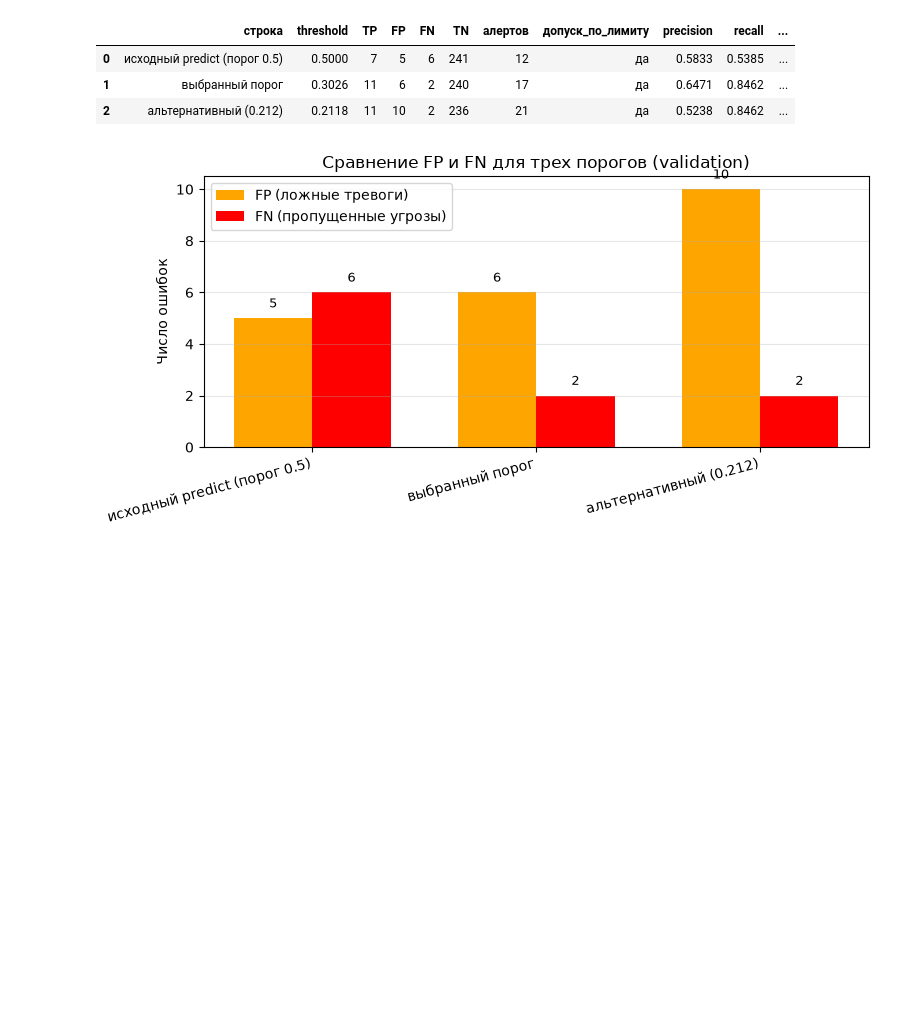
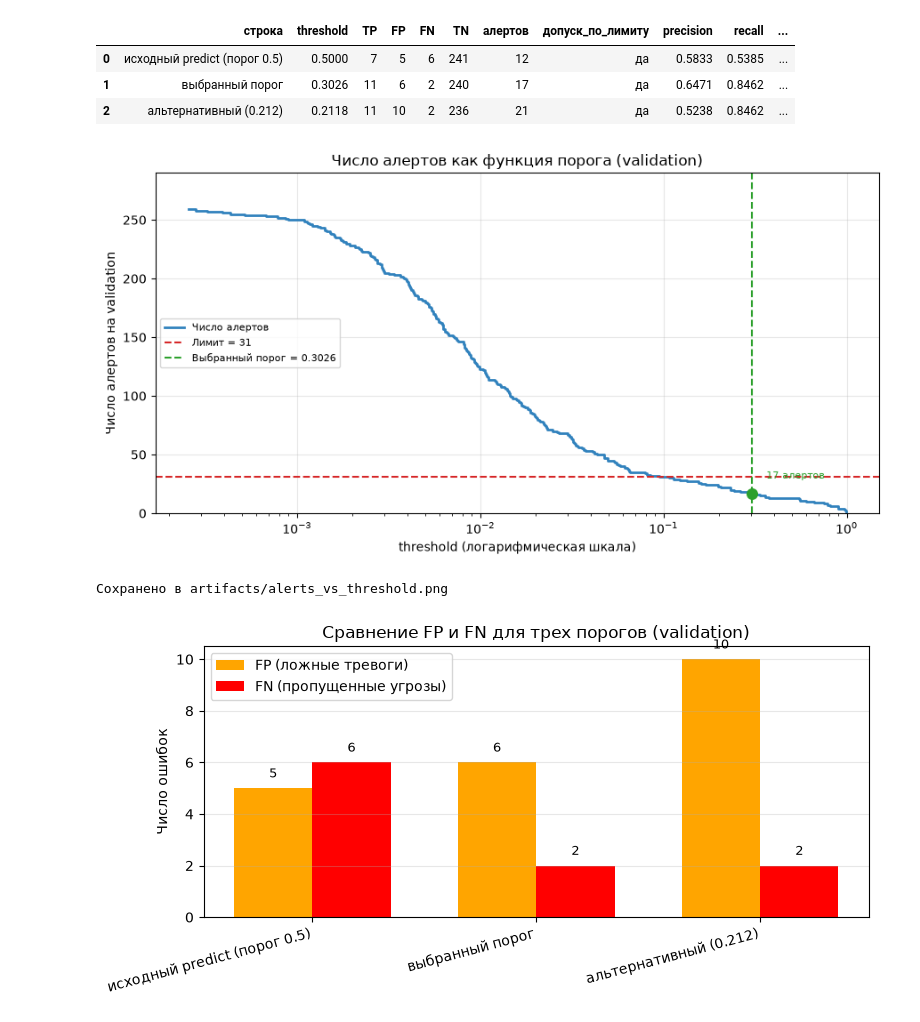
Before and after one commit to golimghostpy/lab02_ab-320_sychuk, a Jupyter notebook: lab02.ipynb, the cells around one changed output. Drawn from its saved outputs; the diff is of its cells as text; code cells hidden in the pictures; blank space fills up the shorter version.

```diff
--- a/lab02.ipynb
+++ b/lab02.ipynb
@@ -969,6 +1074,45 @@ display(working_rows)
 | 0 | исходный predict (порог 0.5) | 0.5000 | 7 | 5 | 6 | 241 | 12 | да | 0.5833 | 0.5385 | ... |
 | 1 | выбранный порог | 0.3026 | 11 | 6 | 2 | 240 | 17 | да | 0.6471 | 0.8462 | ... |
 | 2 | альтернативный (0.212) | 0.2118 | 11 | 10 | 2 | 236 | 21 | да | 0.5238 | 0.8462 | ... |
+# %%
+# Число алертов на validation как функция threshold
+selected_threshold = best['threshold']
+val_scores_alert = best['pipeline'].predict_proba(X_val)[:, 1]
+
+threshold_grid = np.unique(val_scores_alert)
+threshold_grid = threshold_grid[threshold_grid >= 1e-4]
+alerts_grid = np.array([int((val_scores_alert >= t).sum()) for t in threshold_grid])
+alerts_at_selected = int((val_scores_alert >= selected_threshold).sum())
+
+fig, ax = plt.subplots(figsize=(9, 4.8))
+ax.step(threshold_grid, alerts_grid, where='post', color='#3182bd',
+        linewidth=2, label='Число алертов')
+ax.axhline(limit, color='#d62728', linestyle='--', linewidth=1.5,
+           label=f'Лимит = {limit}')
+ax.axvline(selected_threshold, color='#2ca02c', linestyle='--', linewidth=1.5,
+           label=f'Выбранный порог = {selected_threshold:.4f}')
+ax.scatter([selected_threshold], [alerts_at_selected], color='#2ca02c',
+           s=70, zorder=5)
+ax.annotate(f'{alerts_at_selected} алертов',
+            xy=(selected_threshold, alerts_at_selected),
+            xytext=(12, 12), textcoords='offset points',
+            fontsize=8, color='#2ca02c')
+
+ax.set_xscale('log')
+ax.set_xlabel('threshold (логарифмическая шкала)')
+ax.set_ylabel('Число алертов на validation')
+ax.set_title('Число алертов как функция порога (validation)')
+ax.set_ylim(0, max(int(alerts_grid.max()), limit) * 1.12)
+ax.grid(alpha=0.3)
+ax.legend(fontsize=8)
+
+plt.tight_layout()
+plt.savefig(ARTIFACTS_PATH / 'alerts_vs_threshold.png', dpi=150, bbox_inches='tight')
+plt.show()
+print(f'Сохранено в {ARTIFACTS_PATH / "alerts_vs_threshold.png"}')
+# %% [output]
+[figure, added]
+Сохранено в artifacts/alerts_vs_threshold.png
 # %%
 import matplotlib.pyplot as plt
 from sklearn.metrics import precision_recall_curve
```
Also changed, not shown: parts of 6 cells of this notebook, 1 other file.
